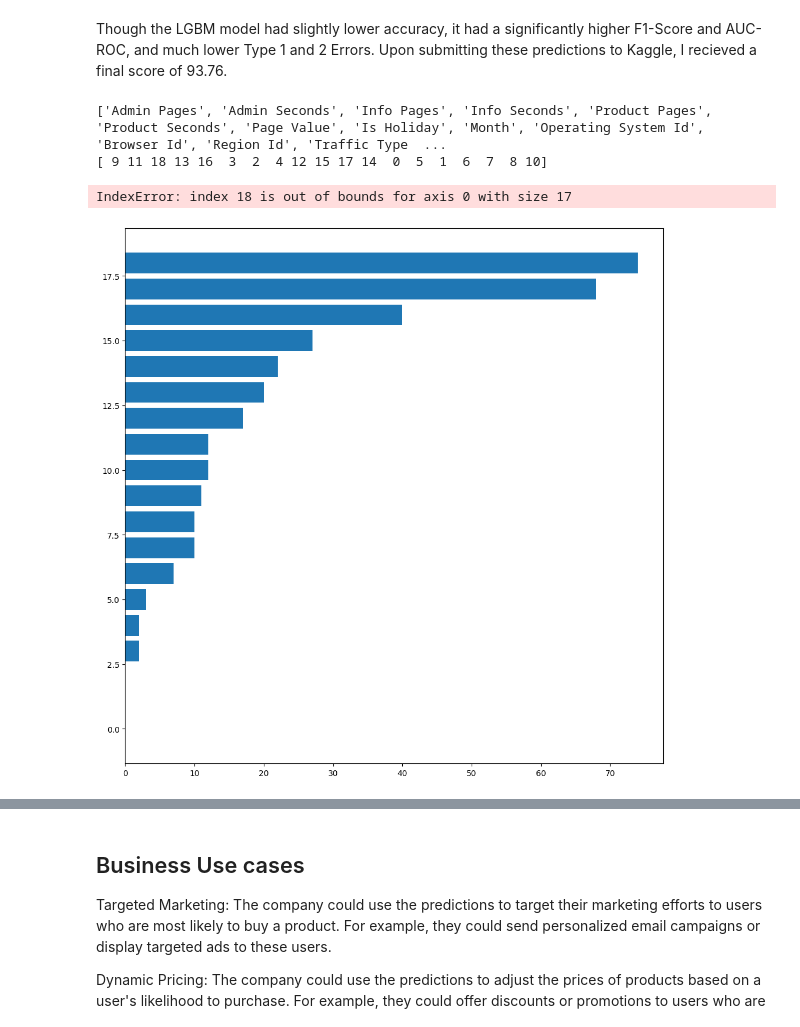
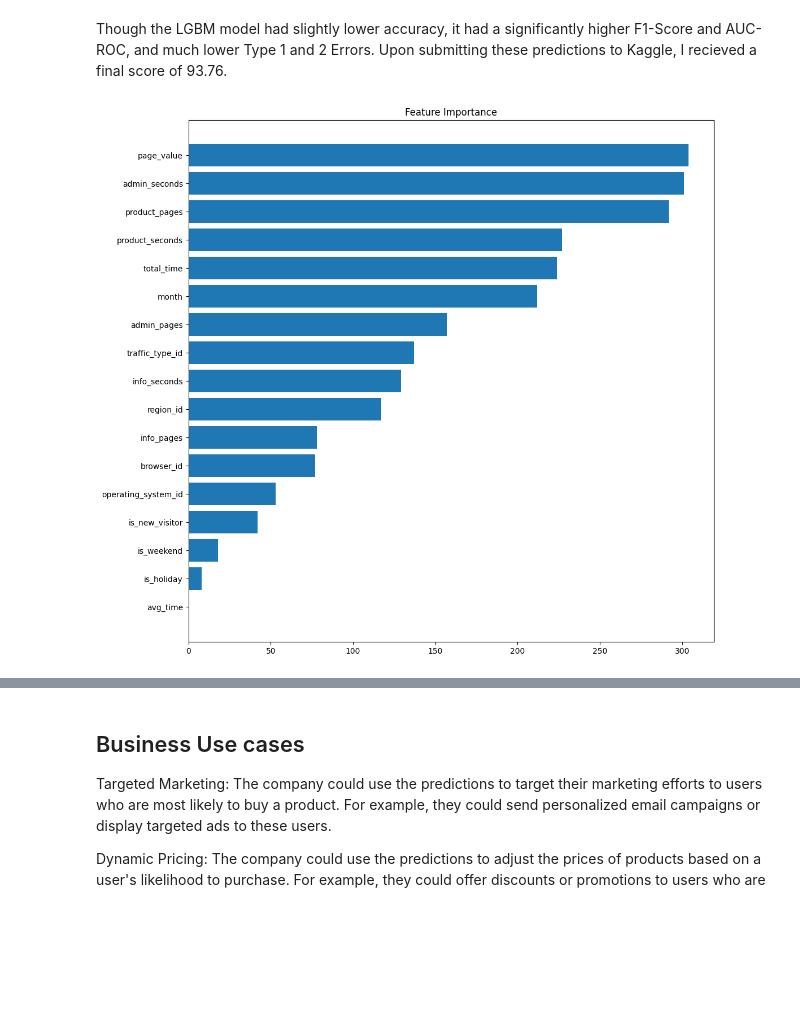
Before and after one commit to ACB-prgm/Predicting-Website-Purchases, a Jupyter notebook: student.ipynb, the cells around one changed output, grey strips where cells are left out. Saved outputs shown, nothing was run; the diff lists cells and outputs as text; code cells hidden in the pictures; blank space fills up the shorter version.

```diff
--- a/student.ipynb
+++ b/student.ipynb
@@ -110,12 +100,8 @@ custom_transformer = FunctionTransformer(custom)
 # %% [markdown]
 As the data is also not on the same scale, I will scale it using the `StandardScaler`.  This will also help to reduce some of the noise in the data.  I will also create a pipeline that transforms the month variable, scales the data, and then fits to the xgb classifier to make the code more conscise and changes more clear.
 # %%
-from sklearn.pipeline import Pipeline
-from sklearn.preprocessing import StandardScaler
-from xgboost import XGBClassifier
-
 steps = [
-    ("month_trans", custom_transformer),
+    ("month_trans", FunctionTransformer(custom)),
     ("scaler", StandardScaler()),
     ("xgboost", XGBClassifier())
 ]
@@ -278,16 +235,13 @@ The submissions for the Kaggle competition required the predicitons to be in the
 Finally, I wanted to try using the Light GBM classifier from Microsoft, as it tends to outperform XGBoost and is much faster.  I will construct the pipeline the same way as before, substituting the `XGBClassifier` for an `LGBMClassifier`.
 # %%
 # Create baseline lgbm model
-from lightgbm import LGBMClassifier
 
 pipe_3 = Pipeline([
-    ("custom_transformer", custom_transformer),
+    ("custom_transformer", FunctionTransformer(custom)),
     ("scaler", StandardScaler()),
     ("lgb", LGBMClassifier())
 ])
 
-pipe_3.set_params(**{'lgb__max_depth': 2, 'lgb__n_estimators': 50, 'lgb__scale_pos_weight': 1})
-
 pipe_3.fit(X_train, y_train)
 
 analyze_model(pipe_3)
@@ -304,7 +258,7 @@ Validation Precision:  0.7336956521739131
 # %%
 # Grid search
-pipe_3 = Pipeline([
-    ("custom_transformer", custom_transformer),
+pipe_4 = Pipeline([
+    ("custom_transformer", FunctionTransformer(custom)),
     ("scaler", StandardScaler()),
     ("lgb", LGBMClassifier())
 ])
@@ -324,13 +278,7 @@ grid_search.best_params_
 # %%
-pipe_3 = Pipeline([
-    ("custom_transformer", custom_transformer),
-    ("scaler", StandardScaler()),
-    ("lgb", LGBMClassifier())
-])
+pipe_4.set_params(**grid_search.best_params_)
 
-pipe_3.set_params(**grid_search.best_params_)
+pipe_4.fit(X_train, y_train)
 
-pipe_3.fit(X_train, y_train)
-
-analyze_model(pipe_3)
+analyze_model(pipe_4)
 # %% [output]
@@ -352,21 +300,18 @@ sub.to_csv("lgbm_submission.csv", index=False)
 # %% [markdown]
 Though the LGBM model had slightly lower accuracy, it had a significantly higher F1-Score and AUC-ROC, and much lower Type 1 and 2 Errors.  Upon submitting these predictions to Kaggle, I recieved a final score of 93.76.
 # %%
-feature_names = [col.replace("_", " ").title() for col in custom(X_valid).columns if not col in ["bounce_rate", "quit_rate"]]
-print(feature_names)
+feature_names = [col.replace("_", " ").title() for col in custom(X_valid).columns]
 
-feature_importance = pipe_3[-1].feature_importances_
-# feature_importance = np.delete(np.flip(np.sort(feature_importance)), [1, 2])
+feature_importances = dict(zip(custom(X_train).columns, pipe_3[-1].feature_importances_))
+del feature_importances["bounce_rate"]
+del feature_importances["quit_rate"]
+features = pd.Series(feature_importances).sort_values(ascending=True)
 
-sorted_idx = np.argsort(feature_importance)
-print(sorted_idx)
+
 fig = plt.figure(figsize=(12, 12))
-plt.barh(range(len(sorted_idx)), feature_importance[sorted_idx], align='center')
-plt.yticks(range(len(sorted_idx)), np.array(feature_names)[sorted_idx])
+plt.barh(range(len(features)), features, align="center")
+plt.yticks(range(len(features)), features.index)
 plt.title('Feature Importance')
 plt.show()
 # %% [output]
-['Admin Pages', 'Admin Seconds', 'Info Pages', 'Info Seconds', 'Product Pages', 'Product Seconds', 'Page Value', 'Is Holiday', 'Month', 'Operating System Id', 'Browser Id', 'Region Id', 'Traffic Type  ...
-[ 9 11 18 13 16  3  2  4 12 15 17 14  0  5  1  6  7  8 10]
-IndexError: index 18 is out of bounds for axis 0 with size 17
-[figure, old version]
+[figure, new version]
```
Also changed, not shown: parts of 18 cells of this notebook, 5 other files.
